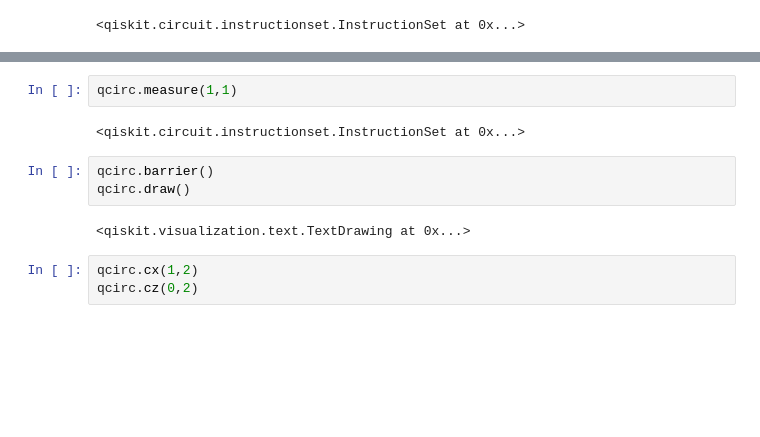
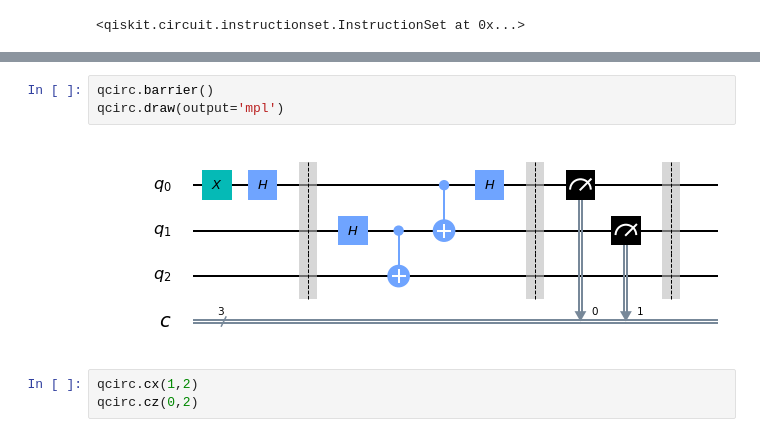
Before and after one commit to nashmathur/QuantumAlgorithms, a Jupyter notebook: Teleportation.ipynb, the cells around one changed output, grey strips where cells are left out. Saved outputs shown, nothing was run; the diff lists cells and outputs as text; blank space fills up the shorter version.

```diff
--- a/Teleportation.ipynb
+++ b/Teleportation.ipynb
@@ -36,14 +36,10 @@ qcirc.measure(0,0)
 # %% [output]
 <qiskit.circuit.instructionset.InstructionSet at 0x...>
-# %%
-qcirc.measure(1,1)
-# %% [output]
-<qiskit.circuit.instructionset.InstructionSet at 0x...>
 # %%
 qcirc.barrier()
-qcirc.draw()
+qcirc.draw(output='mpl')
 # %% [output]
-<qiskit.visualization.text.TextDrawing at 0x...>
+[figure, added]
 # %%
 qcirc.cx(1,2)
 qcirc.cz(0,2)
```
Also changed, not shown: parts of 5 cells of this notebook, 2 other files.
